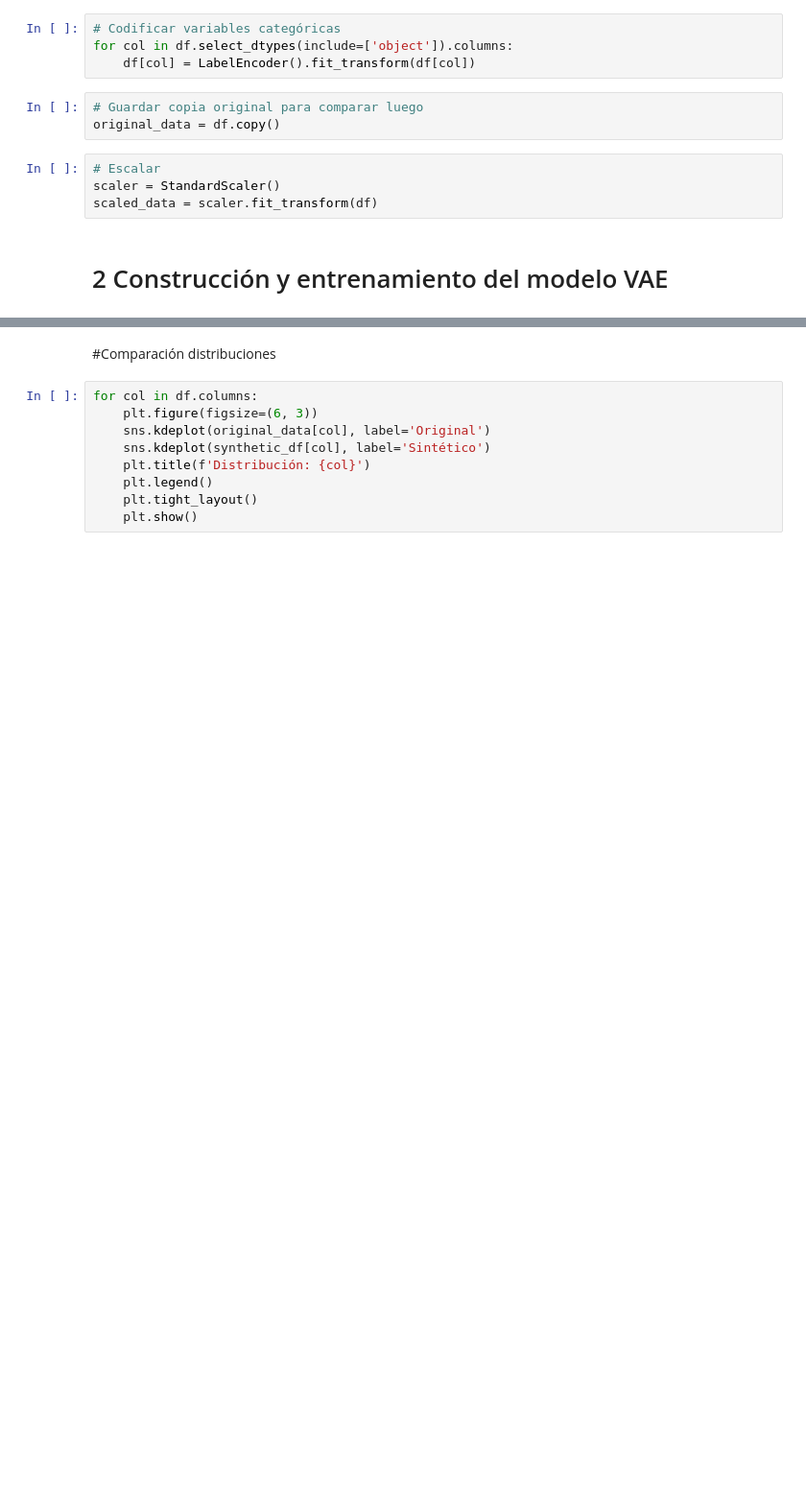
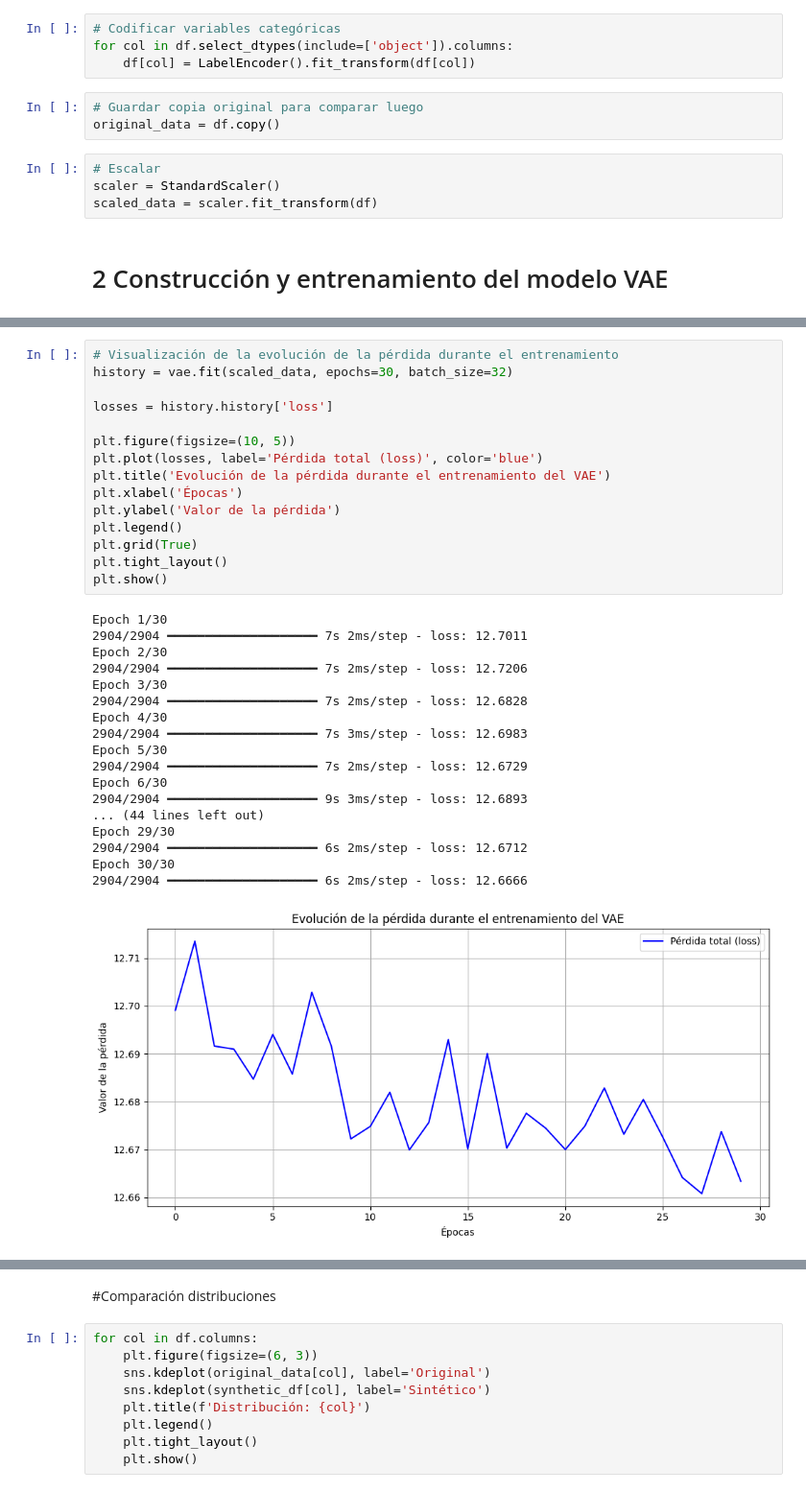
Before and after one commit to Mariapra01/Mineria-de-Datos, a Jupyter notebook: VAE_v1.ipynb, the cells around one changed output, grey strips where cells are left out. Shown at 96% size. Saved outputs shown, nothing was run; the diff lists cells and outputs as text; blank space fills up the shorter version.

Commit message:
Subida final del VAE con entrenamiento, visualización y diagramas

```diff
--- a/VAE_v1.ipynb
+++ b/VAE_v1.ipynb
@@ -305 +350,35 @@ Epoch 30/30
 <keras.src.callbacks.history.History at 0x...>
+# %%
+# Visualización de la evolución de la pérdida durante el entrenamiento
+history = vae.fit(scaled_data, epochs=30, batch_size=32)
+
+losses = history.history['loss']
+
+plt.figure(figsize=(10, 5))
+plt.plot(losses, label='Pérdida total (loss)', color='blue')
+plt.title('Evolución de la pérdida durante el entrenamiento del VAE')
+plt.xlabel('Épocas')
+plt.ylabel('Valor de la pérdida')
+plt.legend()
+plt.grid(True)
+plt.tight_layout()
+plt.show()
+# %% [output]
+Epoch 1/30
+2904/2904 ━━━━━━━━━━━━━━━━━━━━ 7s 2ms/step - loss: 12.7011
+Epoch 2/30
+2904/2904 ━━━━━━━━━━━━━━━━━━━━ 7s 2ms/step - loss: 12.7206
+Epoch 3/30
+2904/2904 ━━━━━━━━━━━━━━━━━━━━ 7s 2ms/step - loss: 12.6828
+Epoch 4/30
+2904/2904 ━━━━━━━━━━━━━━━━━━━━ 7s 3ms/step - loss: 12.6983
+Epoch 5/30
+2904/2904 ━━━━━━━━━━━━━━━━━━━━ 7s 2ms/step - loss: 12.6729
+Epoch 6/30
+2904/2904 ━━━━━━━━━━━━━━━━━━━━ 9s 3ms/step - loss: 12.6893
+... (44 lines left out)
+Epoch 29/30
+2904/2904 ━━━━━━━━━━━━━━━━━━━━ 6s 2ms/step - loss: 12.6712
+Epoch 30/30
+2904/2904 ━━━━━━━━━━━━━━━━━━━━ 6s 2ms/step - loss: 12.6666
+[figure, added]
```
Also changed, not shown: parts of 25 cells of this notebook, 2 other files.
